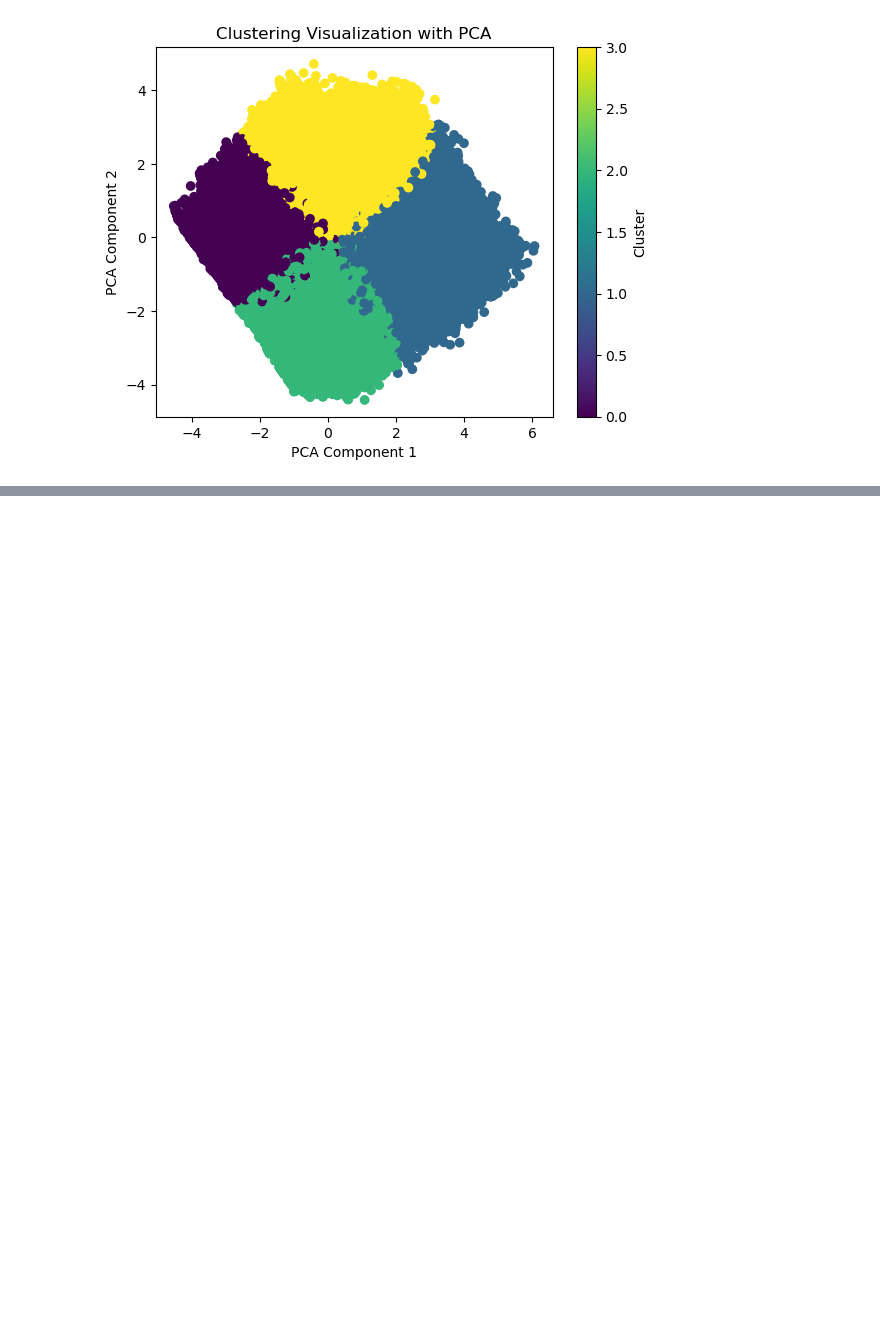
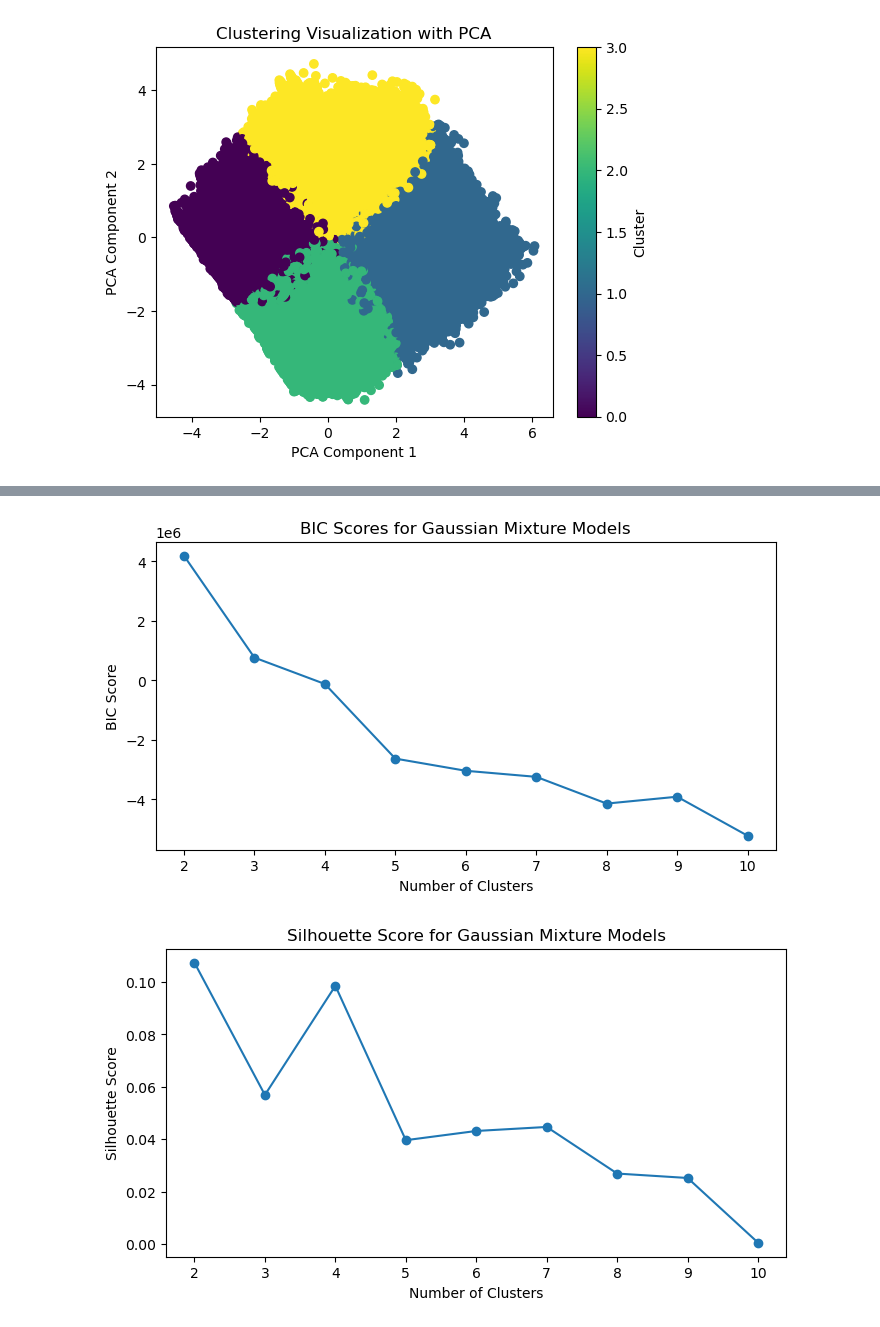
Before and after one commit to HWhr3000/F21DL_Coursework_grp2, a Jupyter notebook: documentation/week4/Clustering without data filter/Clustering_Selected_feature.ipynb, the cells around one changed output, grey strips where cells are left out. Drawn from its saved outputs; the diff is of its cells as text; code cells hidden in the pictures; blank space fills up the shorter version.

```diff
--- a/documentation/week4/Clustering without data filter/Clustering_Selected_feature.ipynb
+++ b/documentation/week4/Clustering without data filter/Clustering_Selected_feature.ipynb
@@ -176,0 +267,43 @@ Estimated number of noise points: 10458
+# %%
+import pandas as pd
+from sklearn.preprocessing import StandardScaler
+from sklearn.mixture import GaussianMixture
+from sklearn.metrics import silhouette_score
+import matplotlib.pyplot as plt
+
+# Step 1: Remove 'Loyalty' from the dataset
+X_original = data.drop(columns=['Loyalty'])
+
+# Step 2: Standardize the Data
+scaler = StandardScaler()
+X_scaled = scaler.fit_transform(X_original)
+
+# Step 3: Determine Optimal Number of Clusters using GMM
+# Using Bayesian Information Criterion (BIC) and Silhouette Score
+bic_scores = []
+silhouette_scores = []
+cluster_range = range(2, 11)
+for k in cluster_range:
+    gmm = GaussianMixture(n_components=k, random_state=42)
+    labels = gmm.fit_predict(X_scaled)
+    bic_scores.append(gmm.bic(X_scaled))  # BIC score for model evaluation
+    silhouette_scores.append(silhouette_score(X_scaled, labels))  # Silhouette score for comparison
+
+# Plot BIC Scores
+plt.figure(figsize=(8, 4))
+plt.plot(cluster_range, bic_scores, marker='o')
+plt.xlabel('Number of Clusters')
+plt.ylabel('BIC Score')
+plt.title('BIC Scores for Gaussian Mixture Models')
+plt.show()
+
+# Plot Silhouette Scores
+plt.figure(figsize=(8, 4))
+plt.plot(cluster_range, silhouette_scores, marker='o')
+plt.xlabel('Number of Clusters')
+plt.ylabel('Silhouette Score')
+plt.title('Silhouette Score for Gaussian Mixture Models')
+plt.show()
+# %% [output]
+[figure, added]
+[figure, added]
```
Also changed, not shown: parts of 3 cells of this notebook, 2 other files.
